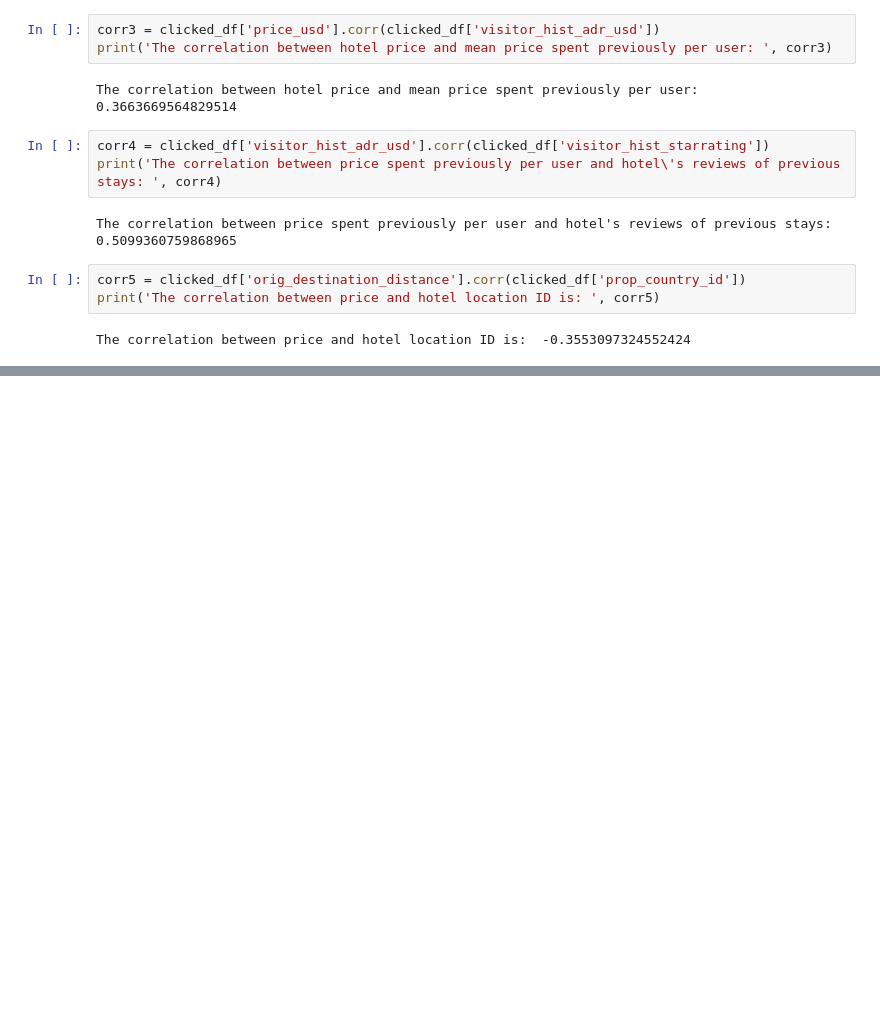
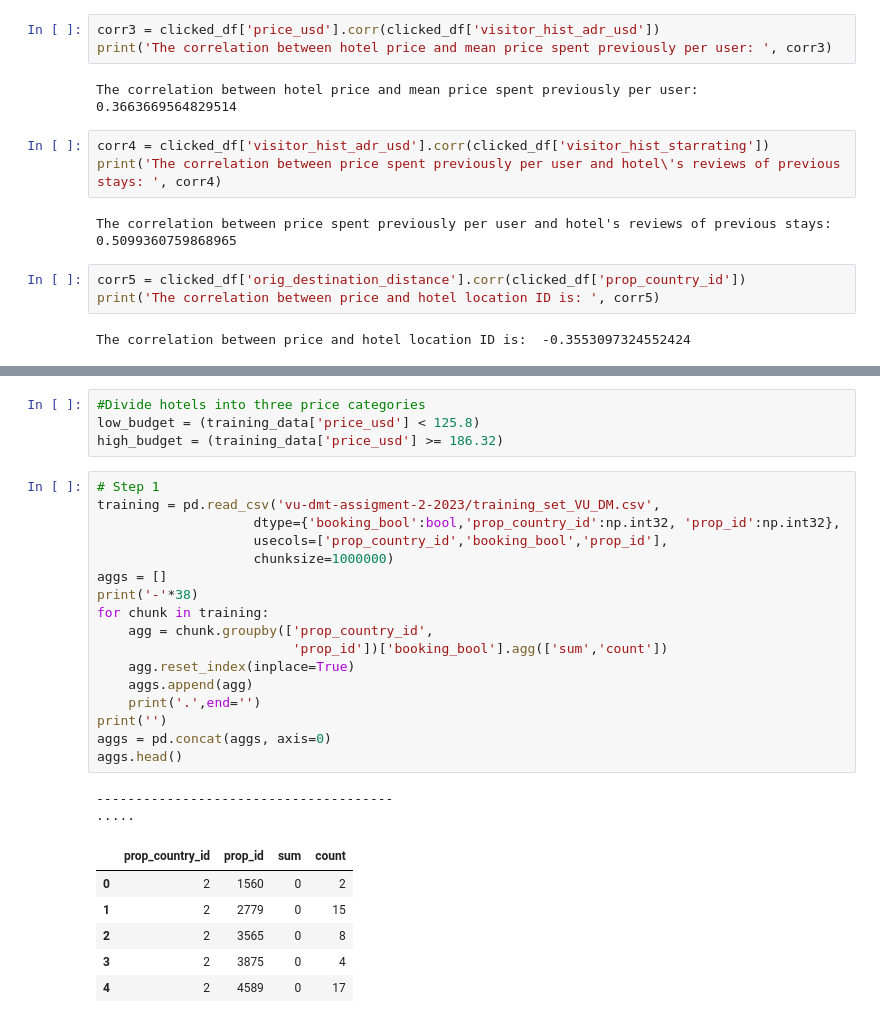
Before and after one commit to AlexiaSalomons/dmt_assignment2, a Jupyter notebook: dmy_exploration.ipynb, the cells around one changed output, grey strips where cells are left out. Drawn from its saved outputs; the diff is of its cells as text; blank space fills up the shorter version.

```diff
--- a/dmy_exploration.ipynb
+++ b/dmy_exploration.ipynb
@@ -133,0 +155,30 @@ missing_data
+# %%
+#Divide hotels into three price categories
+low_budget = (training_data['price_usd'] < 125.8)
+high_budget = (training_data['price_usd'] >= 186.32)
+# %%
+# Step 1
+training = pd.read_csv('vu-dmt-assigment-2-2023/training_set_VU_DM.csv',
+                    dtype={'booking_bool':bool,'prop_country_id':np.int32, 'prop_id':np.int32},
+                    usecols=['prop_country_id','booking_bool','prop_id'],
+                    chunksize=1000000)
+aggs = []
+print('-'*38)
+for chunk in training:
+    agg = chunk.groupby(['prop_country_id',
+                         'prop_id'])['booking_bool'].agg(['sum','count'])
+    agg.reset_index(inplace=True)
+    aggs.append(agg)
+    print('.',end='')
+print('')
+aggs = pd.concat(aggs, axis=0)
+aggs.head()
+# %% [output]
+--------------------------------------
+.....
+|  | prop_country_id | prop_id | sum | count |
+| 0 | 2 | 1560 | 0 | 2 |
+| 1 | 2 | 2779 | 0 | 15 |
+| 2 | 2 | 3565 | 0 | 8 |
+| 3 | 2 | 3875 | 0 | 4 |
+| 4 | 2 | 4589 | 0 | 17 |
```
Also changed, not shown: parts of 9 cells of this notebook.
